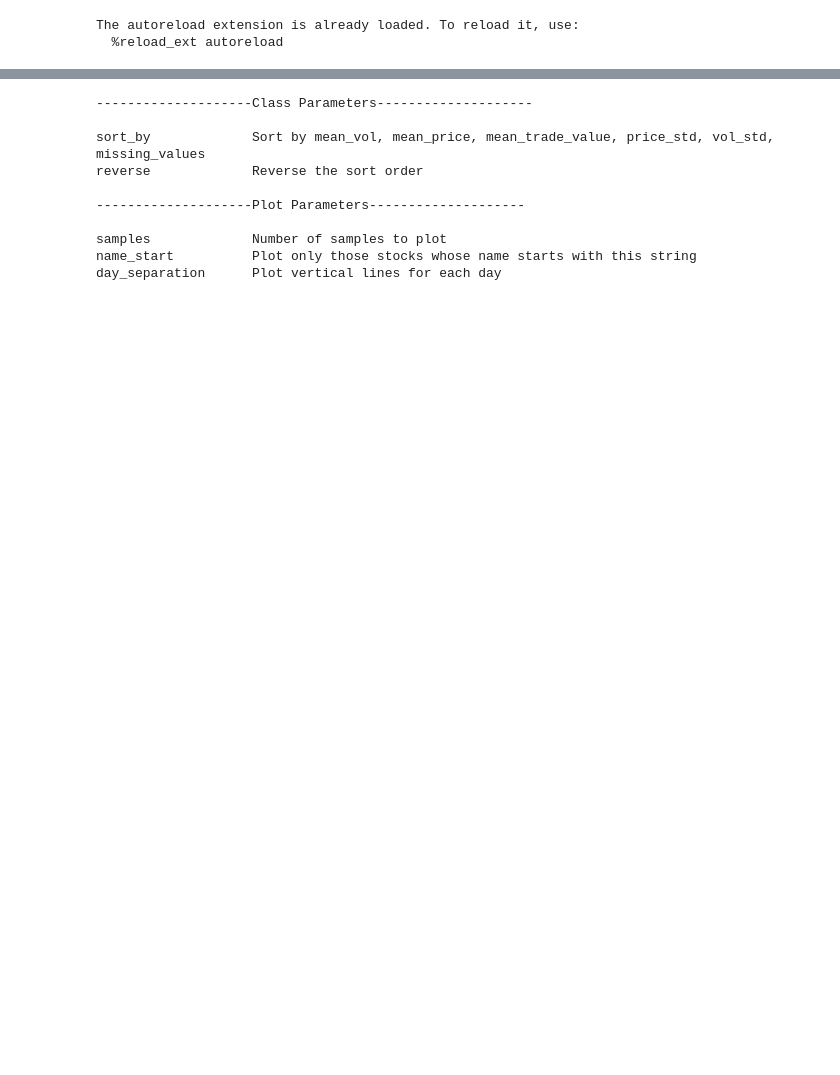
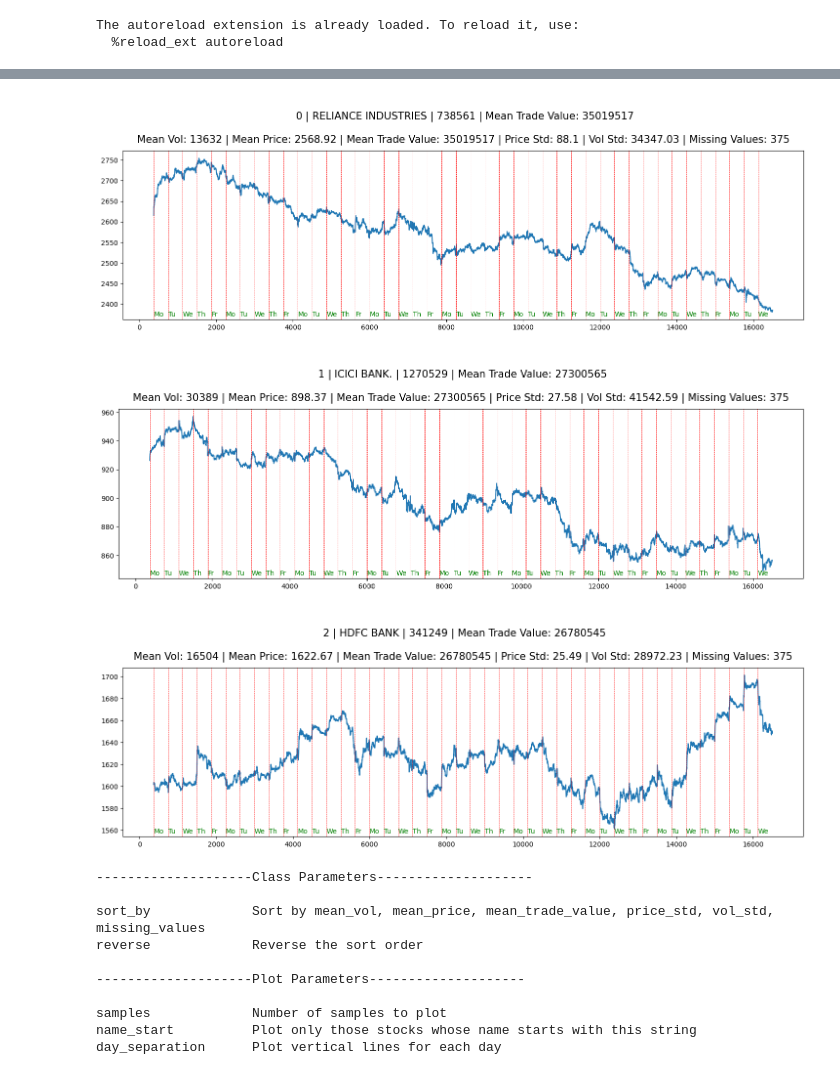
Before and after one commit to akashanand93/maestro, a Jupyter notebook: datagen/data_view.ipynb, the cells around one changed output, grey strips where cells are left out. Saved outputs shown, nothing was run; the diff lists cells and outputs as text; code cells hidden in the pictures; blank space fills up the shorter version.

```diff
--- a/datagen/data_view.ipynb
+++ b/datagen/data_view.ipynb
@@ -27,6 +27,6 @@ instrument_file = "{}/{}".format(data_dir, config['stock_meta'])
 instrumen_config = json.load(open(instrument_file, "r"))
 instrumen_config = {i['instrument_token']: i for i in instrumen_config}
 # %%
-file = os.listdir(ltsf)[0]
+file = os.listdir(ltsf)[1]
 file
 # %% [output]
@@ -44,3 +36,11 @@ df.head(3)
+# %%
+visuals = VisualizeData(config_file, df, sort_by='mean_trade_value', reverse=True)
+# %%
+visuals.plot(samples=3, day_separation=1, name_start=None)
+# %% [output]
+[figure, added]
+[figure, added]
+[figure, added]
 # %%
 visual_utills.help()
 # %% [output]
```
Also changed, not shown: parts of 4 cells of this notebook, 3 other files.
